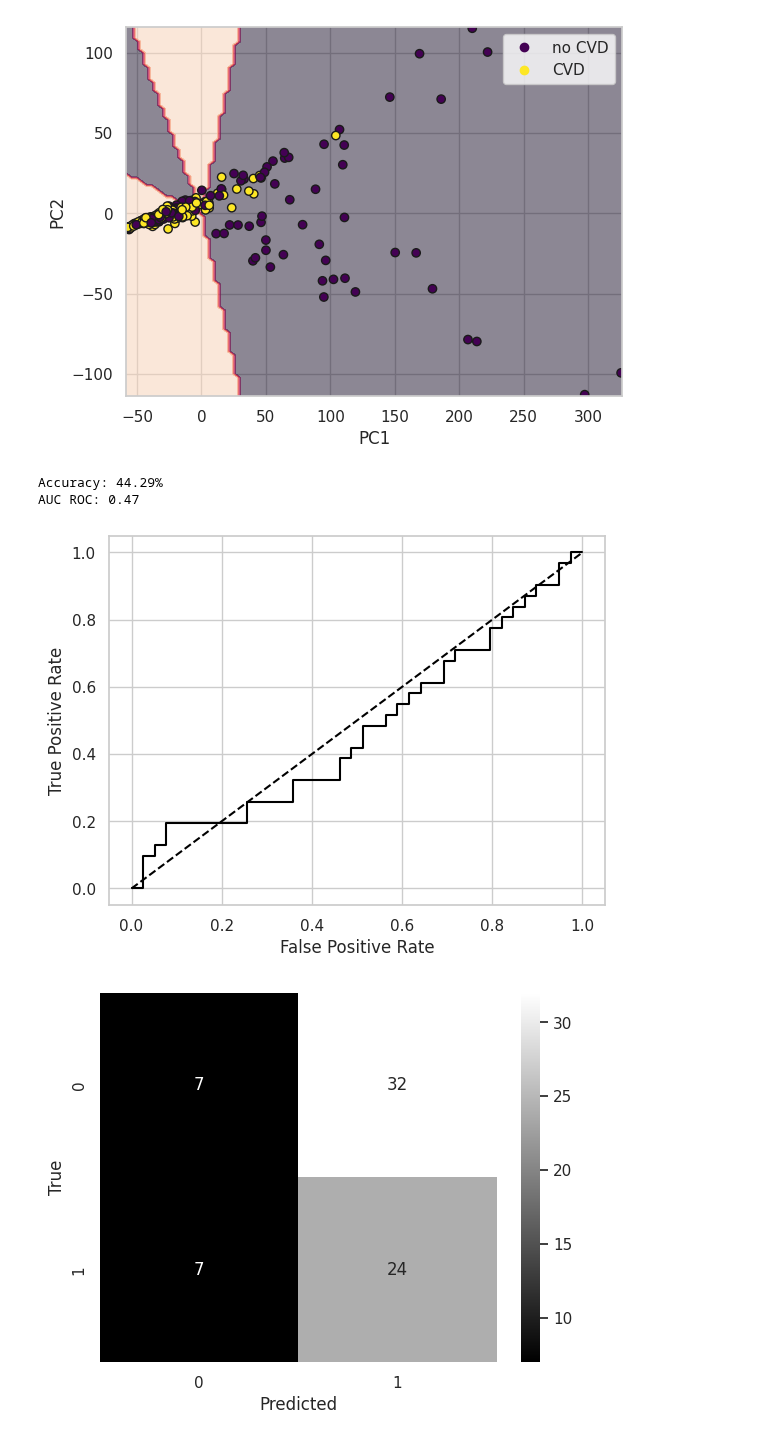
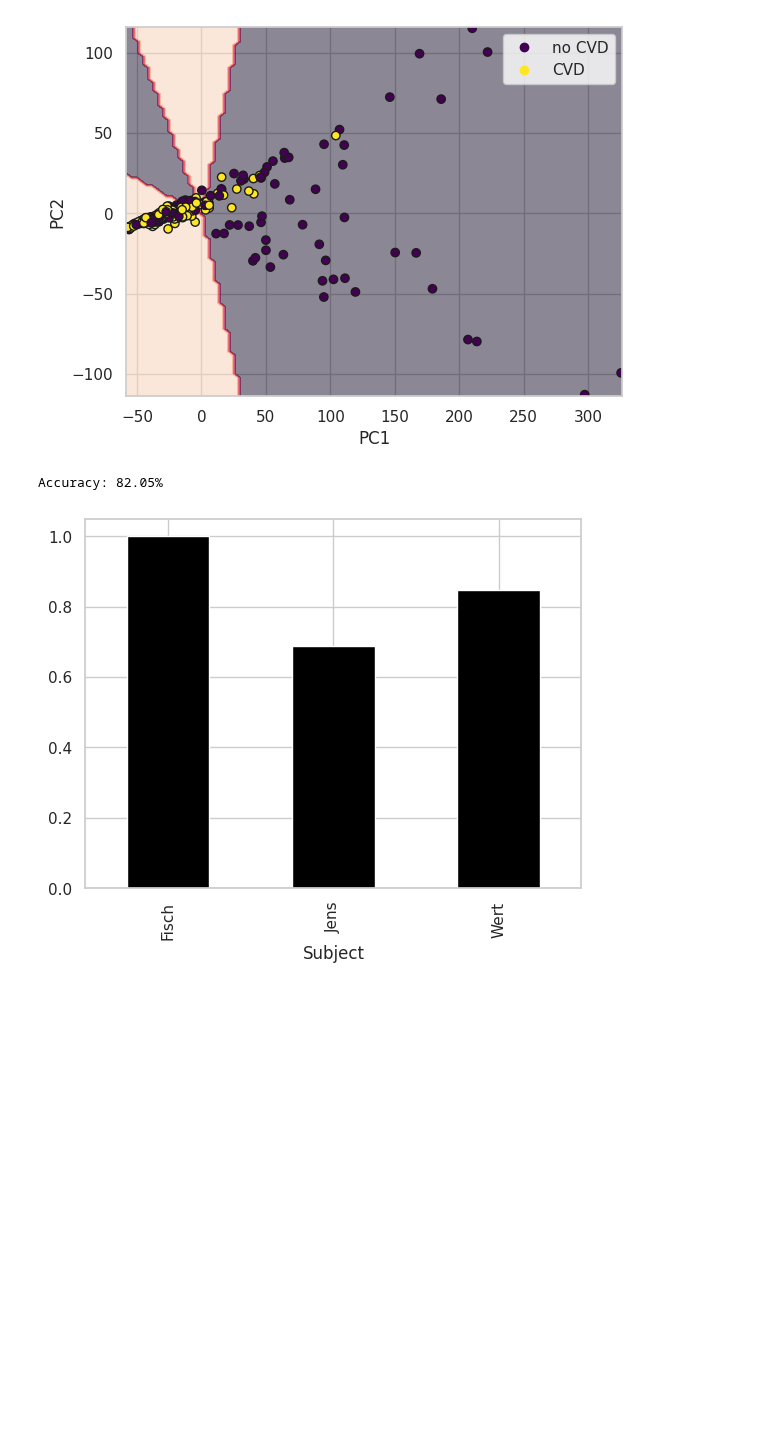
Before and after one commit to TimBerti/ssvep-cvd, a Jupyter notebook: notebooks/svm_eval.ipynb, the cells around one changed output. Saved outputs shown, nothing was run; the diff lists cells and outputs as text; code cells hidden in the pictures; blank space fills up the shorter version.

```diff
--- a/notebooks/svm_eval.ipynb
+++ b/notebooks/svm_eval.ipynb
@@ -146,35 +146,20 @@ plt.show()
 X_cvd = np.load('../data/X_cvd.npy')
 y_cvd = np.load('../data/y_cvd.npy')
 groups_cvd = np.load('../data/groups_cvd.npy')
-severities_cvd = np.load('../data/severities_cvd.npy')
+
+X_cvd = X_cvd[y_cvd == 0]
+groups_cvd = groups_cvd[y_cvd == 0]
+y_cvd = np.abs(y_cvd[y_cvd == 0] - 1)
 # %%
 y_pred_cvd = pipeline.predict(X_cvd)
 y_pred_proba_cvd = pipeline.predict_proba(X_cvd)
 # %%
 accuracy = np.mean(y_pred_cvd == y_cvd)
 print(f'Accuracy: {accuracy:.2%}')
 
-auc_roc = roc_auc_score(y_cvd, y_pred_proba_cvd[:, 1])
-print(f'AUC ROC: {auc_roc:.2f}')
-
-fpr, tpr, thresholds = roc_curve(y_cvd, y_pred_proba_cvd[:, 1])
-plt.plot(fpr, tpr, color='black')
-plt.plot([0, 1], [0, 1], color='black', linestyle='--')
-plt.xlabel('False Positive Rate')
-plt.ylabel('True Positive Rate')
-plt.show()
-
-conf_matrix = confusion_matrix(y_cvd, y_pred_cvd)
-sns.heatmap(conf_matrix, annot=True, cmap='grey')
-plt.xlabel('Predicted')
-plt.ylabel('True')
-plt.show()
-
 df = pd.DataFrame({'y': y_cvd, 'y_pred': y_pred_cvd, 'Subject': groups_cvd})
 df['correct'] = df['y'] == df['y_pred']
 df.groupby('Subject').mean()['correct'].plot(kind='bar', color='black');
 # %% [output]
-Accuracy: 44.29%
-AUC ROC: 0.47
+Accuracy: 82.05%
-[figure, old version]
+[figure, new version]
-[figure, removed]
```
Also changed, not shown: parts of 5 cells of this notebook, 8 other files.
